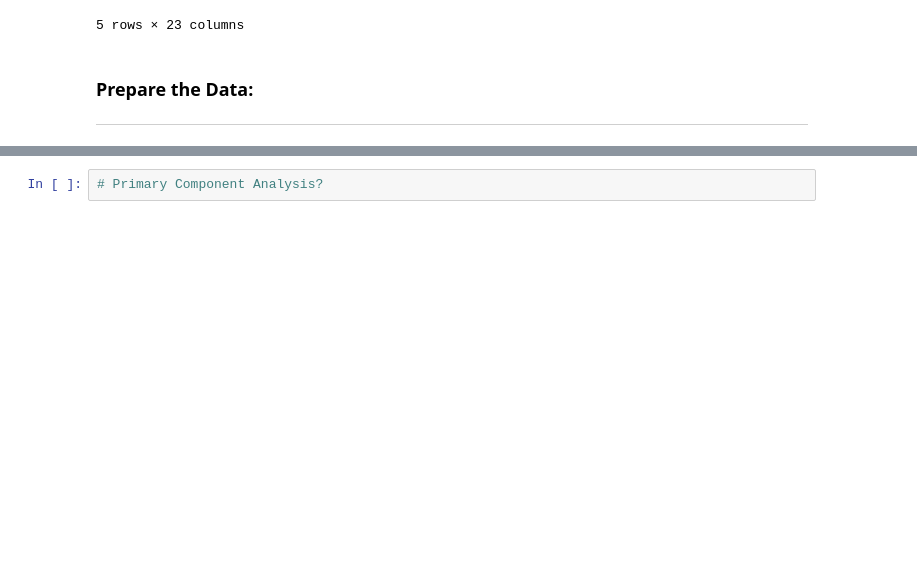
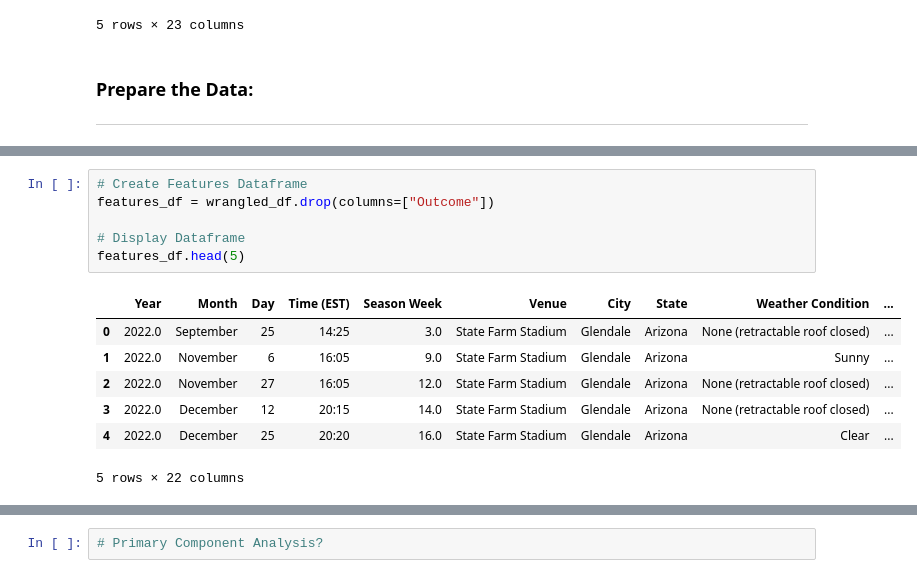
Before and after one commit to cwolf1424/Group_Project_4-NFL_Game_Outcome_Predictor, a Jupyter notebook: 04-Building_Model/Building_Model.ipynb, the cells around one changed output, grey strips where cells are left out. Saved outputs shown, nothing was run; the diff lists cells and outputs as text; blank space fills up the shorter version.

```diff
--- a/04-Building_Model/Building_Model.ipynb
+++ b/04-Building_Model/Building_Model.ipynb
@@ -36 +54,15 @@ wrangled_df.head()
+# %%
+# Create Features Dataframe
+features_df = wrangled_df.drop(columns=["Outcome"])
+
+# Display Dataframe
+features_df.head(5)
+# %% [output]
+|  | Year | Month | Day | Time (EST) | Season Week | Venue | City | State | Weather Condition | ... |
+| 0 | 2022.0 | September | 25 | 14:25 | 3.0 | State Farm Stadium | Glendale | Arizona | None (retractable roof closed) | ... |
+| 1 | 2022.0 | November | 6 | 16:05 | 9.0 | State Farm Stadium | Glendale | Arizona | Sunny | ... |
+| 2 | 2022.0 | November | 27 | 16:05 | 12.0 | State Farm Stadium | Glendale | Arizona | None (retractable roof closed) | ... |
+| 3 | 2022.0 | December | 12 | 20:15 | 14.0 | State Farm Stadium | Glendale | Arizona | None (retractable roof closed) | ... |
+| 4 | 2022.0 | December | 25 | 20:20 | 16.0 | State Farm Stadium | Glendale | Arizona | Clear | ... |
+5 rows × 22 columns
 # %%
```
Also changed, not shown: parts of 19 cells of this notebook, 3 other files.
